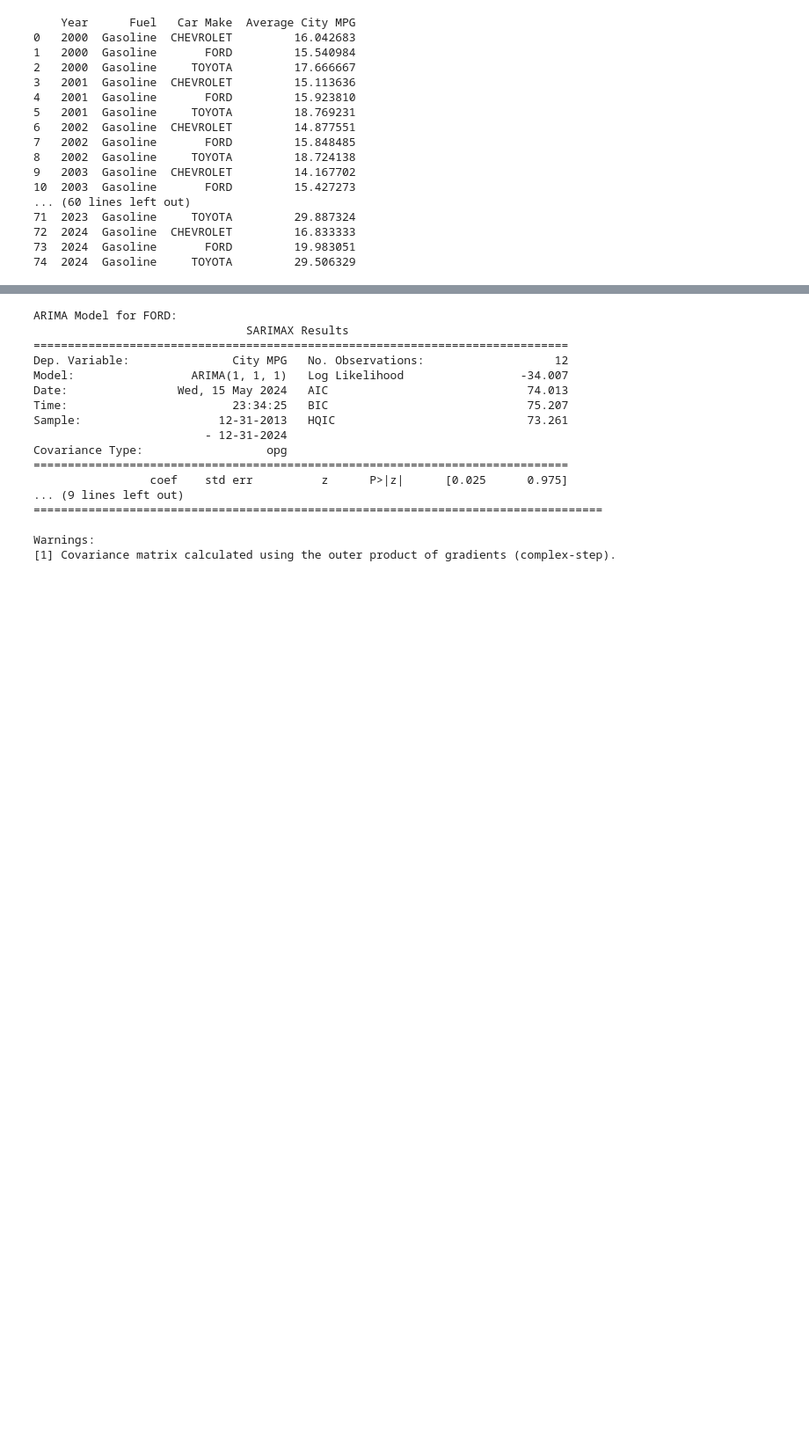
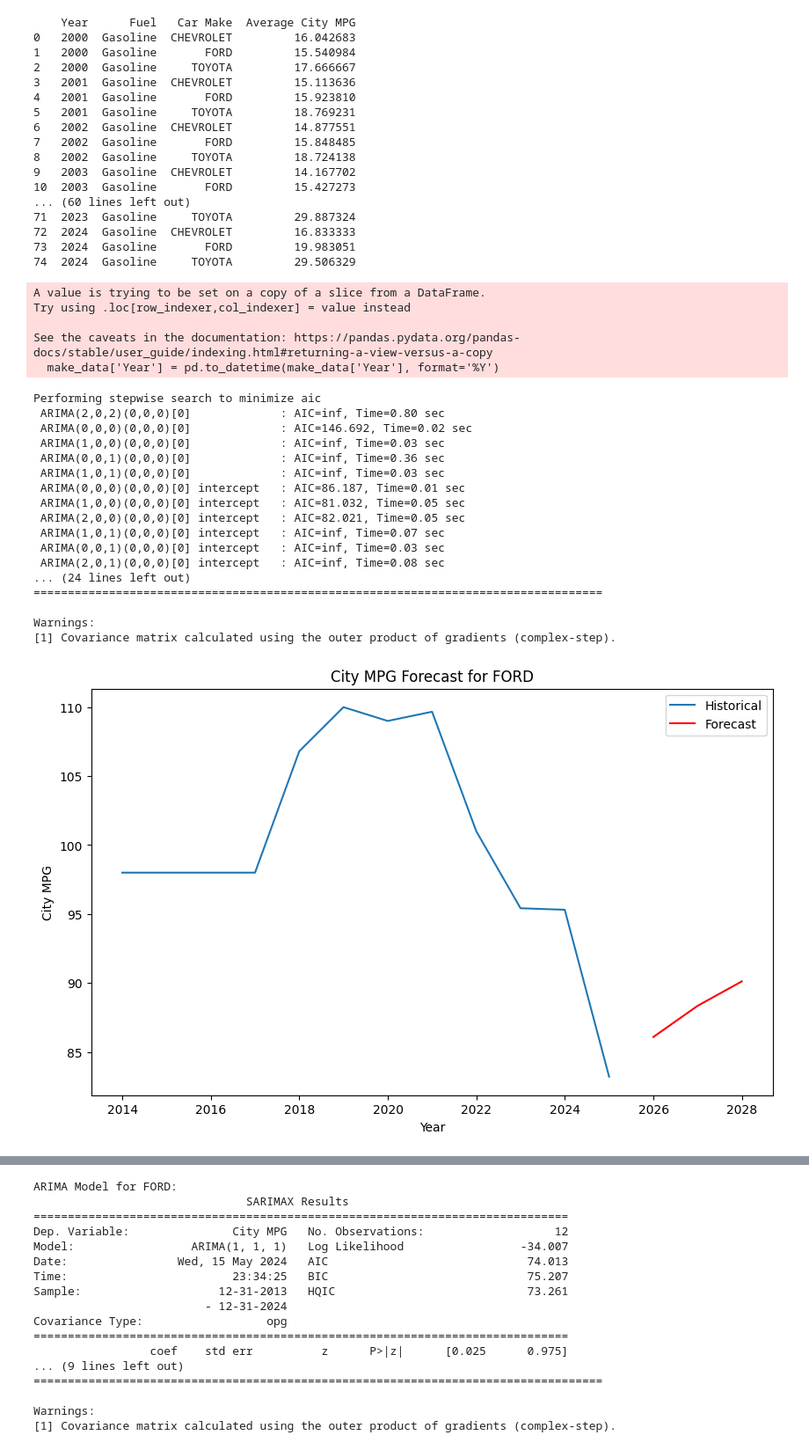
Before and after one commit to 4GeeksAcademy/World-Data-Final-Project, a Jupyter notebook: src/Auto_MPG_Dive.ipynb, the cells around one changed output, grey strips where cells are left out. Shown at 88% size. Drawn from its saved outputs; the diff is of its cells as text; code cells hidden in the pictures; blank space fills up the shorter version.

Commit message:
Time Series Continued

```diff
--- a/src/Auto_MPG_Dive.ipynb
+++ b/src/Auto_MPG_Dive.ipynb
@@ -687,0 +707,64 @@ from statsmodels.tsa.arima.model import ARIMA
+# %%
+# Function to apply auto ARIMA model to each car make
+def apply_auto_arima(data, car_make):
+    # Selecting the data for the specific car make
+    make_data = data[data['Car_Make'] == car_make]
+
+    # Ensure the 'Year' column is in datetime format
+    make_data['Year'] = pd.to_datetime(make_data['Year'], format='%Y')
+
+    # Set the 'Year' column as the index and resample annually
+    make_data = make_data.set_index('Year')['City MPG'].resample('A').mean().dropna()
+
+    # Check if there is enough data to model
+    if len(make_data) > 2:
+        # Fit the auto ARIMA model
+        model = auto_arima(make_data, seasonal=False, trace=True, error_action='ignore', suppress_warnings=True)
+
+        # Print the summary of the model
+        print(f"Auto ARIMA Model for {car_make}:")
+        print(model.summary())
+
+        # Forecasting next 3 years as an example
+        forecast = model.predict(n_periods=3)
+        forecast_index = pd.date_range(start=make_data.index[-1] + pd.DateOffset(years=1), periods=3, freq='A')
+        forecast_series = pd.Series(forecast, index=forecast_index)
+
+        # Plot the historical data and forecast
+        plt.figure(figsize=(10, 6))
+        plt.plot(make_data, label='Historical')
+        plt.plot(forecast_series, label='Forecast', color='red')
+        plt.title(f'City MPG Forecast for {car_make}')
+        plt.xlabel('Year')
+        plt.ylabel('City MPG')
+        plt.legend()
+        plt.show()
+
+# Apply auto ARIMA model to each car make
+car_makes = ['FORD', 'CHEVY', 'TOYOTA']
+for make in car_makes:
+    apply_auto_arima(sorted_electric_vehicles, make)
+# %% [output]
+A value is trying to be set on a copy of a slice from a DataFrame.
+Try using .loc[row_indexer,col_indexer] = value instead
+
+See the caveats in the documentation: https://pandas.pydata.org/pandas-docs/stable/user_guide/indexing.html#returning-a-view-versus-a-copy
+  make_data['Year'] = pd.to_datetime(make_data['Year'], format='%Y')
+Performing stepwise search to minimize aic
+ ARIMA(2,0,2)(0,0,0)[0]             : AIC=inf, Time=0.80 sec
+ ARIMA(0,0,0)(0,0,0)[0]             : AIC=146.692, Time=0.02 sec
+ ARIMA(1,0,0)(0,0,0)[0]             : AIC=inf, Time=0.03 sec
+ ARIMA(0,0,1)(0,0,0)[0]             : AIC=inf, Time=0.36 sec
+ ARIMA(1,0,1)(0,0,0)[0]             : AIC=inf, Time=0.03 sec
+ ARIMA(0,0,0)(0,0,0)[0] intercept   : AIC=86.187, Time=0.01 sec
+ ARIMA(1,0,0)(0,0,0)[0] intercept   : AIC=81.032, Time=0.05 sec
+ ARIMA(2,0,0)(0,0,0)[0] intercept   : AIC=82.021, Time=0.05 sec
+ ARIMA(1,0,1)(0,0,0)[0] intercept   : AIC=inf, Time=0.07 sec
+ ARIMA(0,0,1)(0,0,0)[0] intercept   : AIC=inf, Time=0.03 sec
+ ARIMA(2,0,1)(0,0,0)[0] intercept   : AIC=inf, Time=0.08 sec
+... (24 lines left out)
+===================================================================================
+
+Warnings:
+[1] Covariance matrix calculated using the outer product of gradients (complex-step).
+[figure, added]
```
Also changed, not shown: parts of 3 cells of this notebook, 5 other files.
